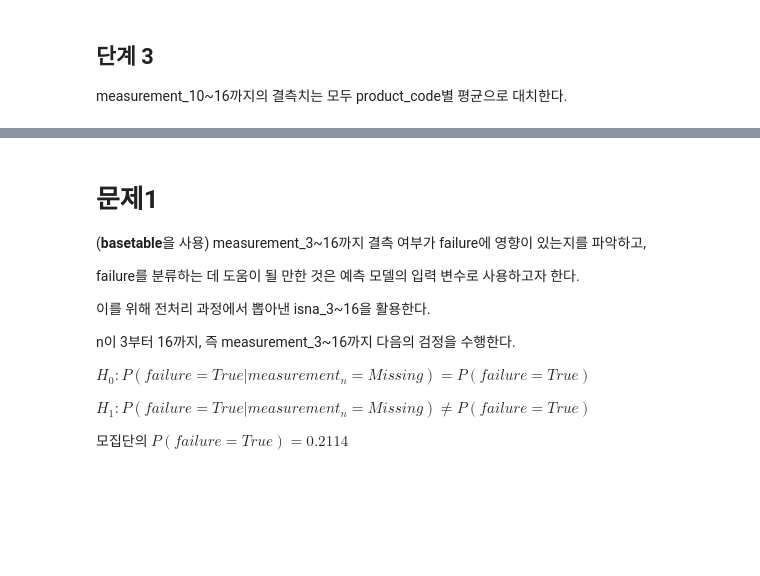
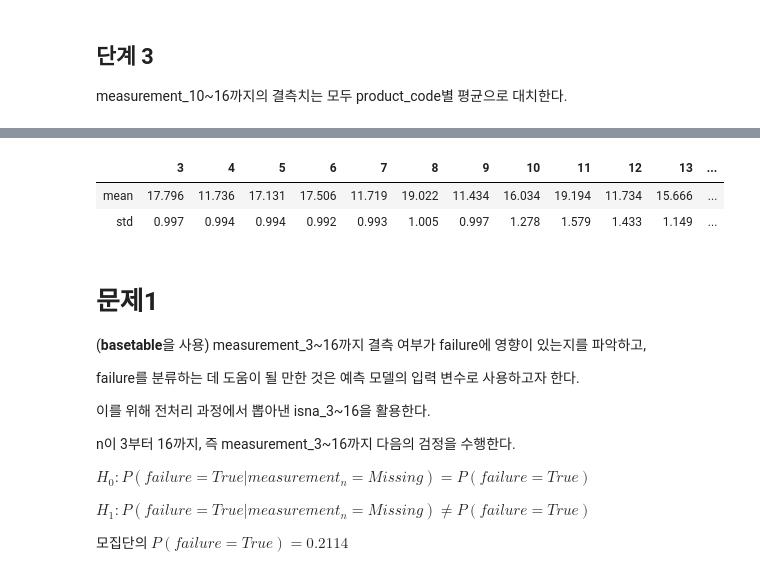
Before and after one commit to sunkusun9/DS_lv3_2510, a Jupyter notebook: sec_ds_lv3_prob1_prob.ipynb, the cells around one changed output, grey strips where cells are left out. Drawn from its saved outputs; the diff is of its cells as text; code cells hidden in the pictures; blank space fills up the shorter version.

```diff
--- a/sec_ds_lv3_prob1_prob.ipynb
+++ b/sec_ds_lv3_prob1_prob.ipynb
@@ -200,7 +219,48 @@ sklearn.linear_model.LinearRegression
+# %%
+# 방법 2: groupby ~ apply ~ fit_transform
+from sklearn.experimental import enable_iterative_imputer
+from sklearn.impute import IterativeImputer
+from sklearn.linear_model import LinearRegression
+
+X_imp = ['measurement_{}'.format(i) for i in range(3, 10)] + ['measurement_17']
+imp = IterativeImputer(
+    estimator = LinearRegression(fit_intercept = True), random_state=123
+)
+# product_code 별 measurement3-9, measurement17의 선형 관계
+df_basetable[X_imp] = df_basetable.groupby('product_code')[X_imp].apply(
+    lambda x: pd.DataFrame(imp.fit_transform(x), index = x.index, columns = X_imp)
+)
+# %%
+# 방법 3: groupby ~ apply
+from sklearn.experimental import enable_iterative_imputer
+from sklearn.impute import IterativeImputer
+from sklearn.linear_model import LinearRegression
+
+X_imp = ['measurement_{}'.format(i) for i in range(3, 10)] + ['measurement_17']
+def create_imp():
+    return IterativeImputer(
+        estimator = LinearRegression(fit_intercept = True), random_state=123
+    )
+s_imp = df_basetable.groupby('product_code')[X_imp].apply(
+    lambda x: create_imp().fit(x)
+)
+df_basetable[X_imp] = df_basetable.groupby('product_code')[X_imp].apply(
+    lambda x: pd.DataFrame(s_imp.loc[x.name].transform(x), index = x.index, columns = X_imp)
+)
 # %% [markdown]
 ## 단계 3
 
 measurement_10~16까지의 결측치는 모두 product_code별 평균으로 대치한다.
+# %%
+X_mean = ['measurement_{}'.format(i) for i in range(10, 17)]
+df_basetable[X_mean] = df_basetable.groupby('product_code')[X_mean].transform(
+    lambda x: x.fillna(x.mean())
+)
+# %%
+X_mean = ['measurement_{}'.format(i) for i in range(10, 17)]
+df_basetable[X_mean] = df_basetable.groupby('product_code')[X_mean].apply(
+    lambda x: x.fillna(x.mean())
+).reset_index(level = 0, drop=True)
 # %% [markdown]
 Hint] 전처리 단계에서 보간 결과를 확인해 보기 위한 각 변수의 평균과 표본표준편차.
 
@@ -210,6 +270,14 @@ Hint] 전처리 단계에서 보간 결과를 확인해 보기 위한 각 변수
 |std|0.997|0.994|0.994|0.992|0.993|1.005|0.997|1.278|1.579|1.433|1.149|1.461|1.478|1.671|119.180|
 
 열의 이름의 숫자는 measurement_ 번호, 값은 소수점 3째 자리까지 반올림
+# %%
+df_basetable[['measurement_{}'.format(i) for i in range(3, 18)]].agg(['mean', 'std']).round(3).rename(
+    columns = lambda x: x.split('_')[-1]
+)
+# %% [output]
+|  | 3 | 4 | 5 | 6 | 7 | 8 | 9 | 10 | 11 | 12 | 13 | ... |
+| mean | 17.796 | 11.736 | 17.131 | 17.506 | 11.719 | 19.022 | 11.434 | 16.034 | 19.194 | 11.734 | 15.666 | ... |
+| std | 0.997 | 0.994 | 0.994 | 0.992 | 0.993 | 1.005 | 0.997 | 1.278 | 1.579 | 1.433 | 1.149 | ... |
 # %% [markdown]
 # 문제1
 
```
Also changed, not shown: parts of 4 cells of this notebook.
